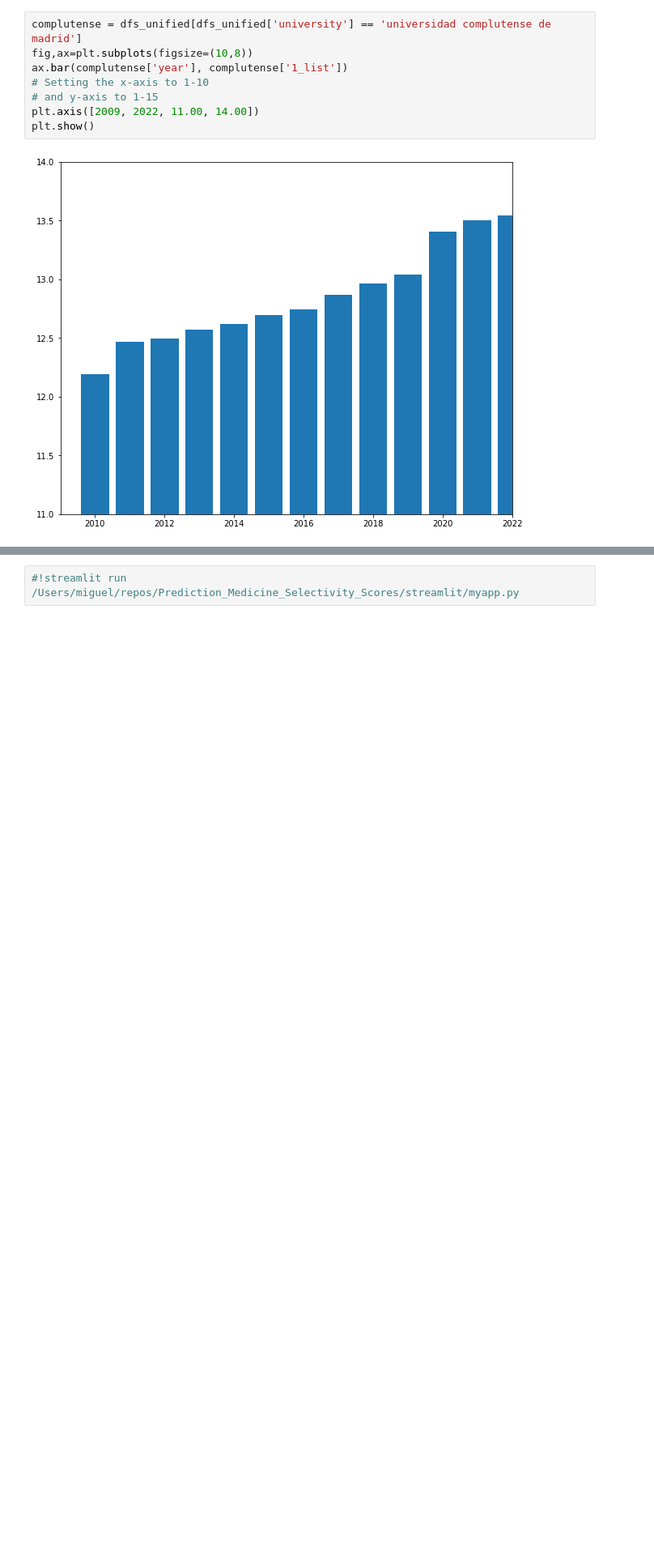
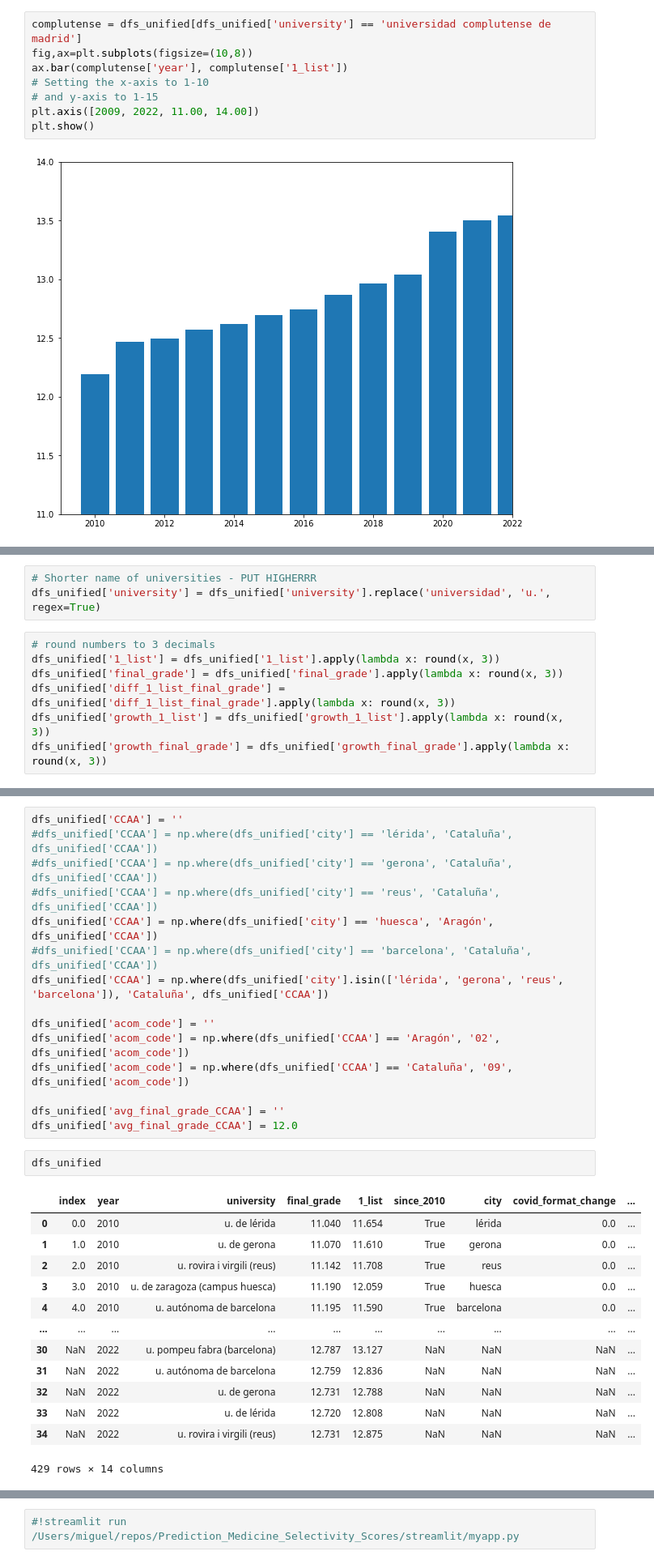
Before and after one commit to MiguelMonederoRubio/MasterDataScience_FinalProject_TFM, a Jupyter notebook: Prediction_Medicine_Selectivity_Scores.ipynb, the cells around one changed output, grey strips where cells are left out. Shown at 81% size. Drawn from its saved outputs; the diff is of its cells as text; blank space fills up the shorter version.

```diff
--- a/Prediction_Medicine_Selectivity_Scores.ipynb
+++ b/Prediction_Medicine_Selectivity_Scores.ipynb
@@ -788,3 +788,13 @@ dfs_unified.head()
 | 2 | 2.0 | 2010 | universidad rovira i virgili (reus) | 11.142 | 11.708 | True | reus | 0.0 | ... |
 | 3 | 3.0 | 2010 | u. de zaragoza (campus huesca) | 11.19 | 12.059 | True | huesca | 0.0 | ... |
 | 4 | 4.0 | 2010 | universidad autónoma de barcelona | 11.195 | 11.59 | True | barcelona | 0.0 | ... |
+# %%
+# Shorter name of universities - PUT HIGHERRR
+dfs_unified['university'] = dfs_unified['university'].replace('universidad', 'u.', regex=True)
+# %%
+# round numbers to 3 decimals
+dfs_unified['1_list'] = dfs_unified['1_list'].apply(lambda x: round(x, 3))
+dfs_unified['final_grade'] = dfs_unified['final_grade'].apply(lambda x: round(x, 3))
+dfs_unified['diff_1_list_final_grade'] = dfs_unified['diff_1_list_final_grade'].apply(lambda x: round(x, 3))
+dfs_unified['growth_1_list'] = dfs_unified['growth_1_list'].apply(lambda x: round(x, 3))
+dfs_unified['growth_final_grade'] = dfs_unified['growth_final_grade'].apply(lambda x: round(x, 3))
@@ -790,0 +810,31 @@ dfs_unified.head()
+# %%
+dfs_unified['CCAA'] = ''
+#dfs_unified['CCAA'] = np.where(dfs_unified['city'] == 'lérida', 'Cataluña', dfs_unified['CCAA'])
+#dfs_unified['CCAA'] = np.where(dfs_unified['city'] == 'gerona', 'Cataluña', dfs_unified['CCAA'])
+#dfs_unified['CCAA'] = np.where(dfs_unified['city'] == 'reus', 'Cataluña', dfs_unified['CCAA'])
+dfs_unified['CCAA'] = np.where(dfs_unified['city'] == 'huesca', 'Aragón', dfs_unified['CCAA'])
+#dfs_unified['CCAA'] = np.where(dfs_unified['city'] == 'barcelona', 'Cataluña', dfs_unified['CCAA'])
+dfs_unified['CCAA'] = np.where(dfs_unified['city'].isin(['lérida', 'gerona', 'reus', 'barcelona']), 'Cataluña', dfs_unified['CCAA'])
+
+dfs_unified['acom_code'] = ''
+dfs_unified['acom_code'] = np.where(dfs_unified['CCAA'] == 'Aragón', '02', dfs_unified['acom_code'])
+dfs_unified['acom_code'] = np.where(dfs_unified['CCAA'] == 'Cataluña', '09', dfs_unified['acom_code'])
+
+dfs_unified['avg_final_grade_CCAA'] = ''
+dfs_unified['avg_final_grade_CCAA'] = 12.0
+# %%
+dfs_unified
+# %% [output]
+|  | index | year | university | final_grade | 1_list | since_2010 | city | covid_format_change | ... |
+| 0 | 0.0 | 2010 | u. de lérida | 11.040 | 11.654 | True | lérida | 0.0 | ... |
+| 1 | 1.0 | 2010 | u. de gerona | 11.070 | 11.610 | True | gerona | 0.0 | ... |
+| 2 | 2.0 | 2010 | u. rovira i virgili (reus) | 11.142 | 11.708 | True | reus | 0.0 | ... |
+| 3 | 3.0 | 2010 | u. de zaragoza (campus huesca) | 11.190 | 12.059 | True | huesca | 0.0 | ... |
+| 4 | 4.0 | 2010 | u. autónoma de barcelona | 11.195 | 11.590 | True | barcelona | 0.0 | ... |
+| ... | ... | ... | ... | ... | ... | ... | ... | ... | ... |
+| 30 | NaN | 2022 | u. pompeu fabra (barcelona) | 12.787 | 13.127 | NaN | NaN | NaN | ... |
+| 31 | NaN | 2022 | u. autónoma de barcelona | 12.759 | 12.836 | NaN | NaN | NaN | ... |
+| 32 | NaN | 2022 | u. de gerona | 12.731 | 12.788 | NaN | NaN | NaN | ... |
+| 33 | NaN | 2022 | u. de lérida | 12.720 | 12.808 | NaN | NaN | NaN | ... |
+| 34 | NaN | 2022 | u. rovira i virgili (reus) | 12.731 | 12.875 | NaN | NaN | NaN | ... |
+429 rows × 14 columns
```
Also changed, not shown: parts of 12 cells of this notebook, 3 other files.
